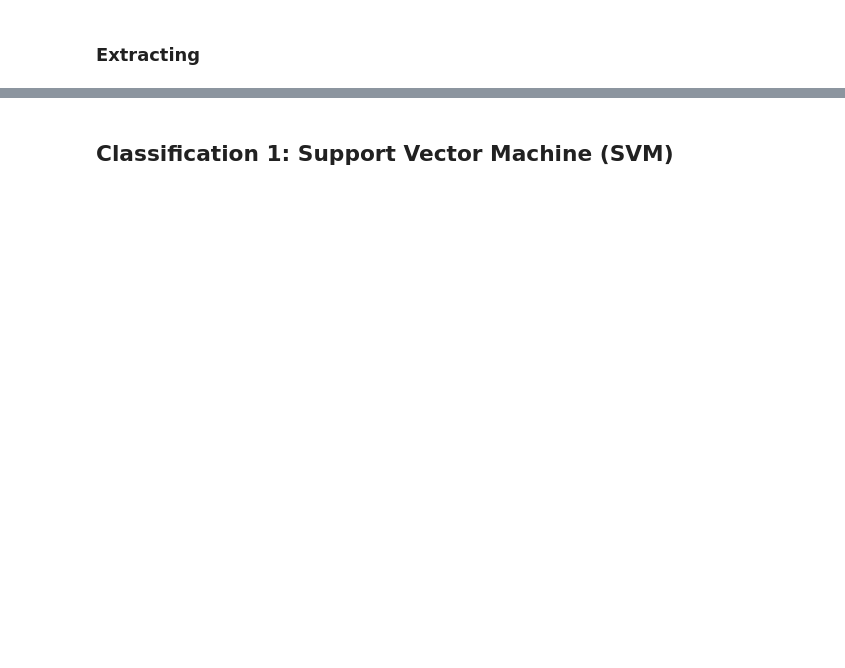
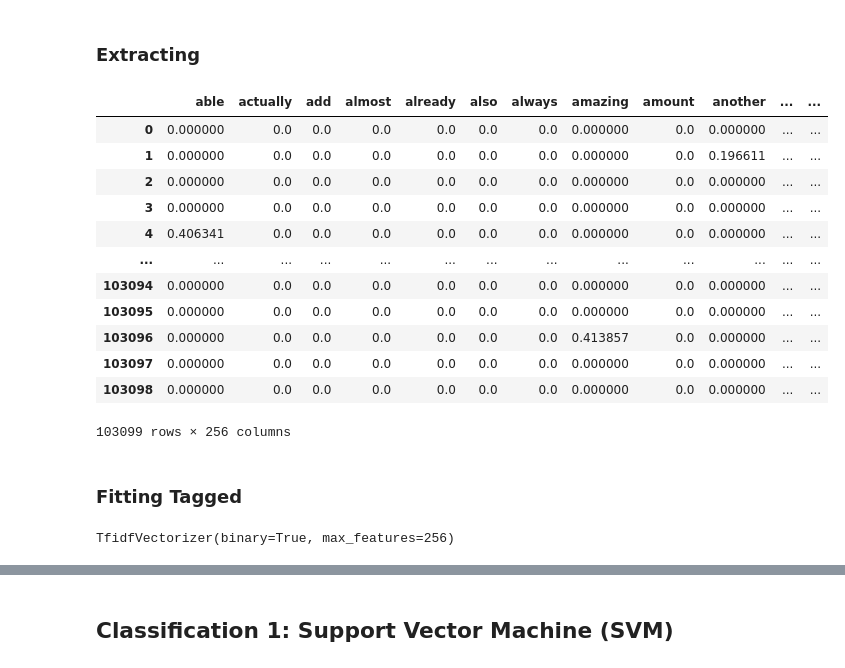
Before and after one commit to Meyjan/Steam-Games-Review-Sentiment-Analysis, a Jupyter notebook: Sentiment Analysis.ipynb, the cells around one changed output, grey strips where cells are left out. Cells and saved outputs as stored; diff of their text form; code cells hidden in the pictures; blank space fills up the shorter version.

```diff
--- a/Sentiment Analysis.ipynb
+++ b/Sentiment Analysis.ipynb
@@ -343,6 +450,30 @@ tfidf
 # %%
 x_train_tfidf = pd.DataFrame(tfidf.transform(x_train_prep).toarray(), columns=[tfidf.get_feature_names()])
 x_val_tfidf = pd.DataFrame(tfidf.transform(x_val_prep).toarray(), columns=[tfidf.get_feature_names()])
 x_test_tfidf = pd.DataFrame(tfidf.transform(x_test_prep).toarray(), columns=[tfidf.get_feature_names()])
 
+save_tfidf_data()
+
 x_train_tfidf
+# %% [output]
+|  | able | actually | add | almost | already | also | always | amazing | amount | another | ... | ... |
+| 0 | 0.000000 | 0.0 | 0.0 | 0.0 | 0.0 | 0.0 | 0.0 | 0.000000 | 0.0 | 0.000000 | ... | ... |
+| 1 | 0.000000 | 0.0 | 0.0 | 0.0 | 0.0 | 0.0 | 0.0 | 0.000000 | 0.0 | 0.196611 | ... | ... |
+| 2 | 0.000000 | 0.0 | 0.0 | 0.0 | 0.0 | 0.0 | 0.0 | 0.000000 | 0.0 | 0.000000 | ... | ... |
+| 3 | 0.000000 | 0.0 | 0.0 | 0.0 | 0.0 | 0.0 | 0.0 | 0.000000 | 0.0 | 0.000000 | ... | ... |
+| 4 | 0.406341 | 0.0 | 0.0 | 0.0 | 0.0 | 0.0 | 0.0 | 0.000000 | 0.0 | 0.000000 | ... | ... |
+| ... | ... | ... | ... | ... | ... | ... | ... | ... | ... | ... | ... | ... |
+| 103094 | 0.000000 | 0.0 | 0.0 | 0.0 | 0.0 | 0.0 | 0.0 | 0.000000 | 0.0 | 0.000000 | ... | ... |
+| 103095 | 0.000000 | 0.0 | 0.0 | 0.0 | 0.0 | 0.0 | 0.0 | 0.000000 | 0.0 | 0.000000 | ... | ... |
+| 103096 | 0.000000 | 0.0 | 0.0 | 0.0 | 0.0 | 0.0 | 0.0 | 0.413857 | 0.0 | 0.000000 | ... | ... |
+| 103097 | 0.000000 | 0.0 | 0.0 | 0.0 | 0.0 | 0.0 | 0.0 | 0.000000 | 0.0 | 0.000000 | ... | ... |
+| 103098 | 0.000000 | 0.0 | 0.0 | 0.0 | 0.0 | 0.0 | 0.0 | 0.000000 | 0.0 | 0.000000 | ... | ... |
+103099 rows × 256 columns
+# %% [markdown]
+### Fitting Tagged
+# %%
+tfidf_tagged = TfidfVectorizer(binary=True, use_idf = True, max_features=256)
+tfidf_tagged = tfidf_tagged.fit(x_train_tagged)
+tfidf_tagged
+# %% [output]
+TfidfVectorizer(binary=True, max_features=256)
```
Also changed, not shown: parts of 65 cells of this notebook.
